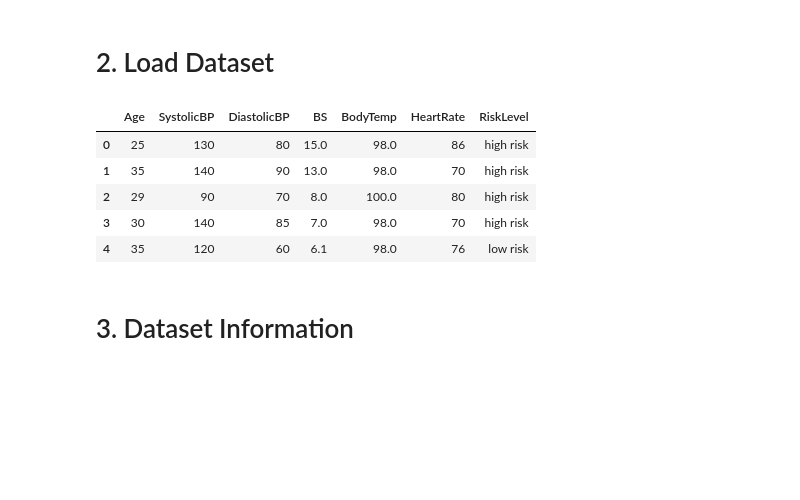
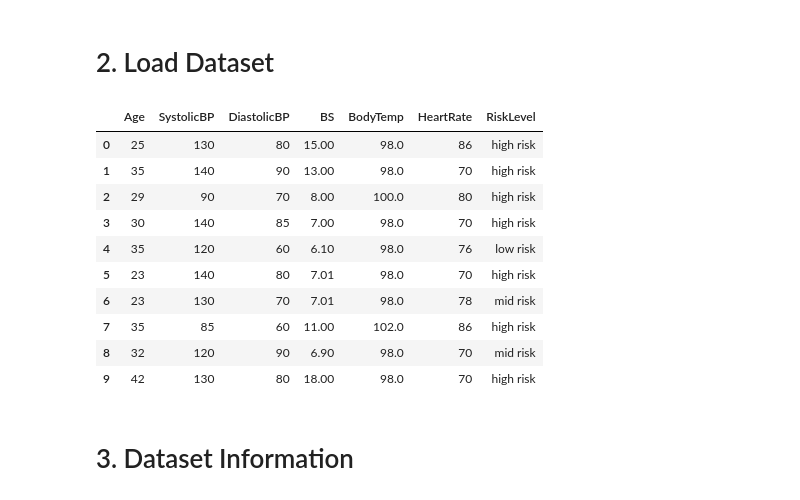
Before and after one commit to Mahedi454/Maternal-Machine-Learning, a Jupyter notebook: Maternal.ipynb, the cells around one changed output. Drawn from its saved outputs; the diff is of its cells as text; code cells hidden in the pictures; blank space fills up the shorter version.

```diff
--- a/Maternal.ipynb
+++ b/Maternal.ipynb
@@ -37,14 +37,19 @@ sns.set_theme(style='whitegrid')
 # 2. Load Dataset
 # %%
 df = pd.read_csv('Maternal Health Risk Data Set.csv')
-df.head()
+df.head(10)
 # %% [output]
 |  | Age | SystolicBP | DiastolicBP | BS | BodyTemp | HeartRate | RiskLevel |
-| 0 | 25 | 130 | 80 | 15.0 | 98.0 | 86 | high risk |
-| 1 | 35 | 140 | 90 | 13.0 | 98.0 | 70 | high risk |
-| 2 | 29 | 90 | 70 | 8.0 | 100.0 | 80 | high risk |
-| 3 | 30 | 140 | 85 | 7.0 | 98.0 | 70 | high risk |
-| 4 | 35 | 120 | 60 | 6.1 | 98.0 | 76 | low risk |
+| 0 | 25 | 130 | 80 | 15.00 | 98.0 | 86 | high risk |
+| 1 | 35 | 140 | 90 | 13.00 | 98.0 | 70 | high risk |
+| 2 | 29 | 90 | 70 | 8.00 | 100.0 | 80 | high risk |
+| 3 | 30 | 140 | 85 | 7.00 | 98.0 | 70 | high risk |
+| 4 | 35 | 120 | 60 | 6.10 | 98.0 | 76 | low risk |
+| 5 | 23 | 140 | 80 | 7.01 | 98.0 | 70 | high risk |
+| 6 | 23 | 130 | 70 | 7.01 | 98.0 | 78 | mid risk |
+| 7 | 35 | 85 | 60 | 11.00 | 102.0 | 86 | high risk |
+| 8 | 32 | 120 | 90 | 6.90 | 98.0 | 70 | mid risk |
+| 9 | 42 | 130 | 80 | 18.00 | 98.0 | 70 | high risk |
 # %% [markdown]
 # 3. Dataset Information
 # %%
```
Also changed, not shown: parts of 1 cell of this notebook.
